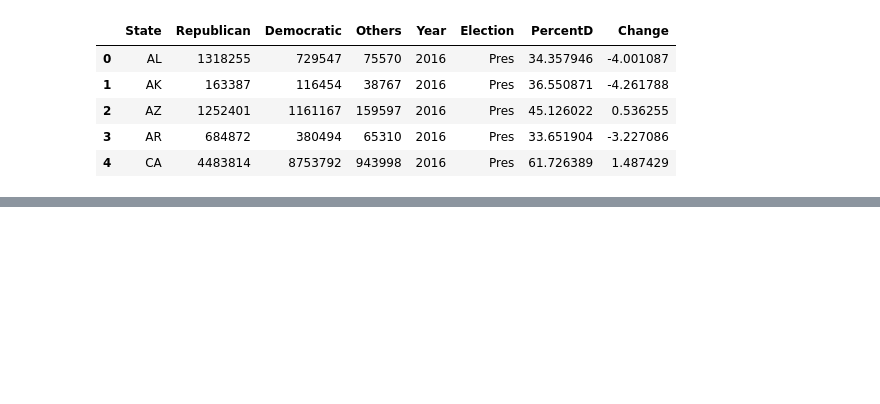
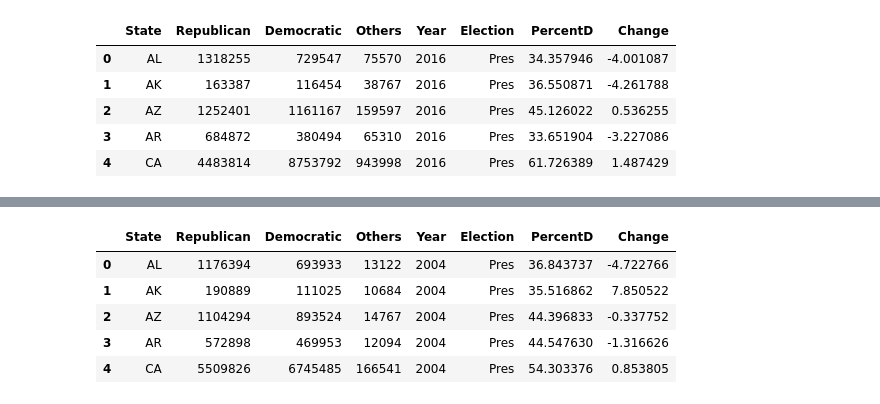
Before and after one commit to arhunt/elections_vs_bkgr_checks, a Jupyter notebook: pres_data_cleanup.ipynb, the cells around one changed output, grey strips where cells are left out. Saved outputs shown, nothing was run; the diff lists cells and outputs as text; code cells hidden in the pictures; blank space fills up the shorter version.

```diff
--- a/pres_data_cleanup.ipynb
+++ b/pres_data_cleanup.ipynb
@@ -389,0 +444,14 @@ p2016.head()
+# %%
+change = []
+for state in p2004["State"]:
+    chg = (p2004.loc[p2004["State"] == state, "PercentD"].iloc[0] - p2000.loc[p2000["State"] == state, "PercentD"].iloc[0])
+    change.append(chg)
+p2004["Change"] = change
+p2004.head()
+# %% [output]
+|  | State | Republican | Democratic | Others | Year | Election | PercentD | Change |
+| 0 | AL | 1176394 | 693933 | 13122 | 2004 | Pres | 36.843737 | -4.722766 |
+| 1 | AK | 190889 | 111025 | 10684 | 2004 | Pres | 35.516862 | 7.850522 |
+| 2 | AZ | 1104294 | 893524 | 14767 | 2004 | Pres | 44.396833 | -0.337752 |
+| 3 | AR | 572898 | 469953 | 12094 | 2004 | Pres | 44.547630 | -1.316626 |
+| 4 | CA | 5509826 | 6745485 | 166541 | 2004 | Pres | 54.303376 | 0.853805 |
```
Also changed, not shown: parts of 15 cells of this notebook.
